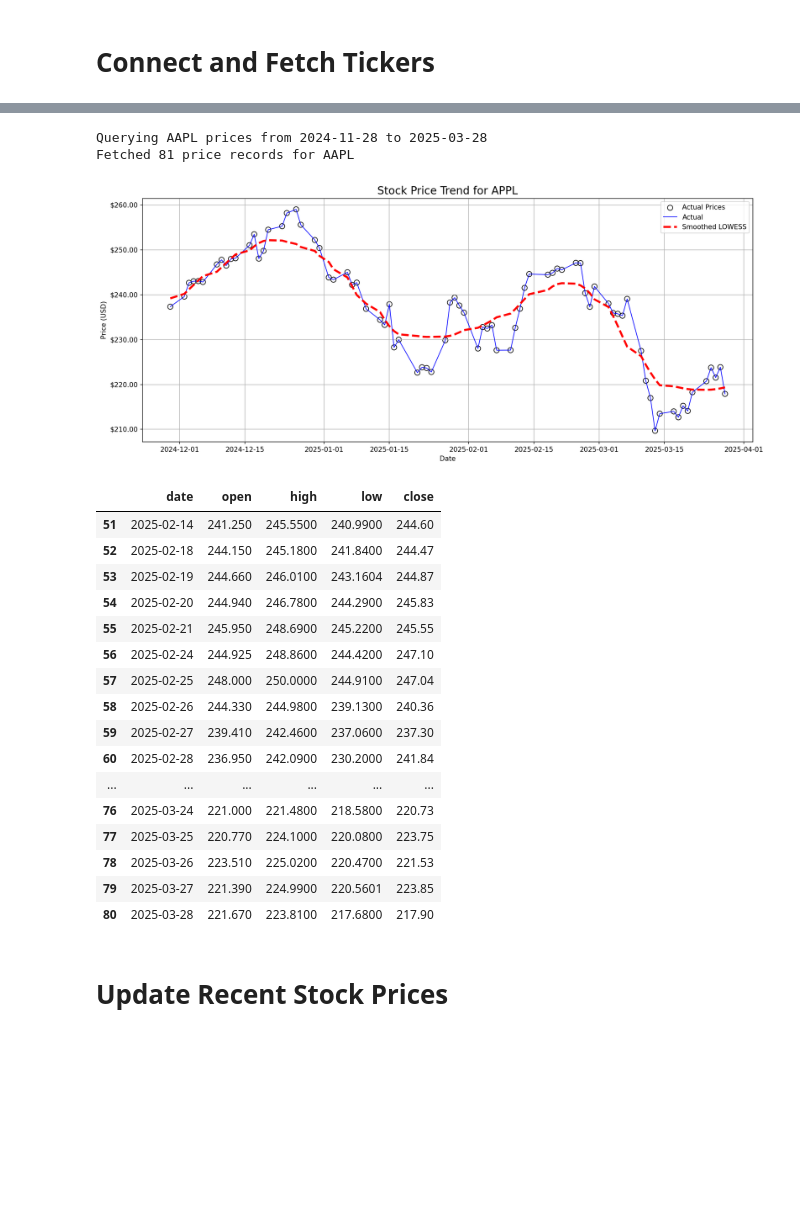
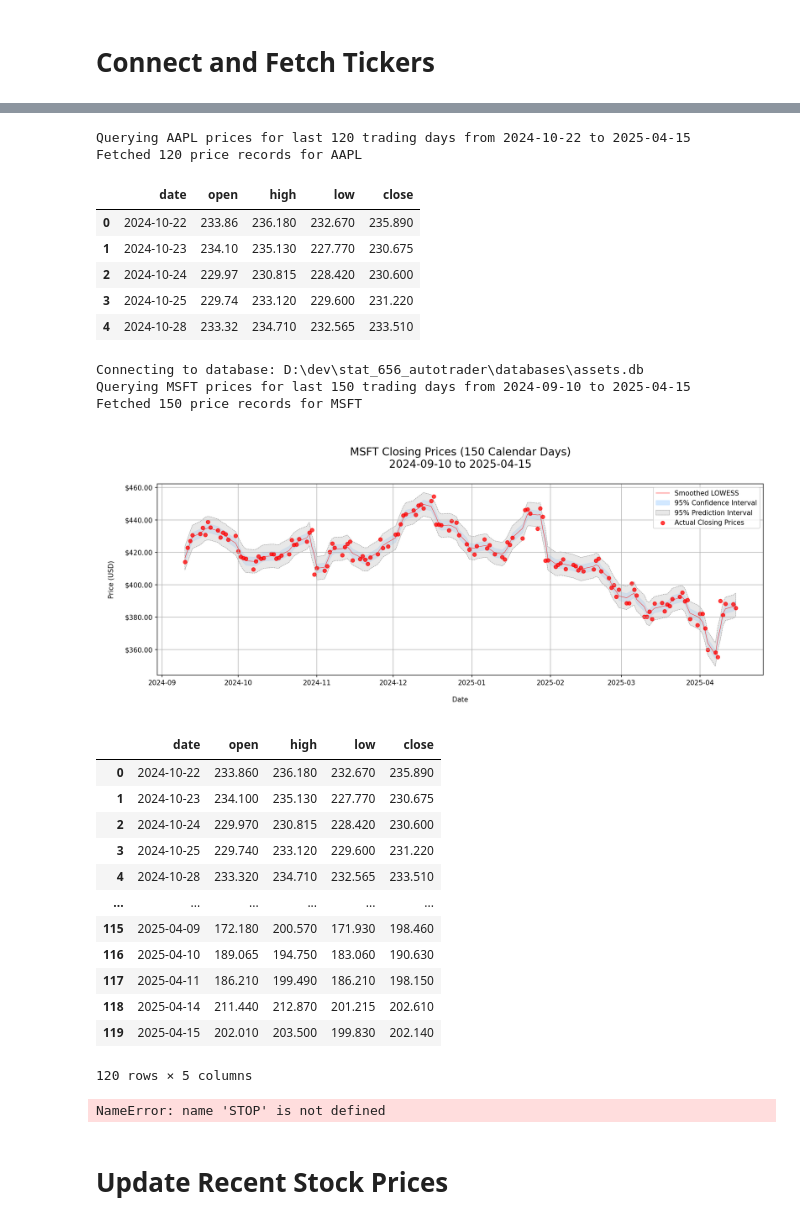
Before and after one commit to AaronNHorvitz/AutoTrader, a Jupyter notebook: Notebooks/003 Tutorial - Update Recent Stock Prices and Visualize.ipynb, the cells around one changed output, grey strips where cells are left out. Drawn from its saved outputs; the diff is of its cells as text; code cells hidden in the pictures; blank space fills up the shorter version.

```diff
--- a/Notebooks/003 Tutorial - Update Recent Stock Prices and Visualize.ipynb
+++ b/Notebooks/003 Tutorial - Update Recent Stock Prices and Visualize.ipynb
@@ -256,31 +124,54 @@ Fetched 23 price records for AAPL
+# %%
+sample_ticker = 'AAPL'
+days_back = 120
+
+price_data = fetch_price_range(sample_ticker, days_back, conn=conn)
+price_data.head()
+# %% [output]
+Querying AAPL prices for last 120 trading days from 2024-10-22 to 2025-04-15
+Fetched 120 price records for AAPL
+|  | date | open | high | low | close |
+| 0 | 2024-10-22 | 233.86 | 236.180 | 232.670 | 235.890 |
+| 1 | 2024-10-23 | 234.10 | 235.130 | 227.770 | 230.675 |
+| 2 | 2024-10-24 | 229.97 | 230.815 | 228.420 | 230.600 |
+| 3 | 2024-10-25 | 229.74 | 233.120 | 229.600 | 231.220 |
+| 4 | 2024-10-28 | 233.32 | 234.710 | 232.565 | 233.510 |
 # %%
-sample_ticker = 'AAPL'
-days_back = 120
-
-price_data = fetch_price_range(sample_ticker, days_back, conn=conn)
-plot_stock_trends(price_data['date'], price_data['close'], 'APPL')
-display(price_data.tail(30))
+plot_stock_trends_with_intervals(
+    symbol = 'MSFT',
+    days_back=150,
+    smoothing_window=7,
+    smoother="lowess",
+    price_type="close",
+    show_actual_line=False,
+    calendar_days=True,
+    ci=95
+    )
 # %% [output]
-Querying AAPL prices from 2024-11-28 to 2025-03-28
-Fetched 81 price records for AAPL
+Connecting to database: D:\dev\stat_656_autotrader\databases\assets.db
+Querying MSFT prices for last 150 trading days from 2024-09-10 to 2025-04-15
+Fetched 150 price records for MSFT
-[figure, old version]
+[figure, new version]
-|  | date | open | high | low | close |
-| 51 | 2025-02-14 | 241.250 | 245.5500 | 240.9900 | 244.60 |
-| 52 | 2025-02-18 | 244.150 | 245.1800 | 241.8400 | 244.47 |
-| 53 | 2025-02-19 | 244.660 | 246.0100 | 243.1604 | 244.87 |
-| 54 | 2025-02-20 | 244.940 | 246.7800 | 244.2900 | 245.83 |
-| 55 | 2025-02-21 | 245.950 | 248.6900 | 245.2200 | 245.55 |
-| 56 | 2025-02-24 | 244.925 | 248.8600 | 244.4200 | 247.10 |
-| 57 | 2025-02-25 | 248.000 | 250.0000 | 244.9100 | 247.04 |
-| 58 | 2025-02-26 | 244.330 | 244.9800 | 239.1300 | 240.36 |
-| 59 | 2025-02-27 | 239.410 | 242.4600 | 237.0600 | 237.30 |
-| 60 | 2025-02-28 | 236.950 | 242.0900 | 230.2000 | 241.84 |
-| ... | ... | ... | ... | ... | ... |
-| 76 | 2025-03-24 | 221.000 | 221.4800 | 218.5800 | 220.73 |
-| 77 | 2025-03-25 | 220.770 | 224.1000 | 220.0800 | 223.75 |
-| 78 | 2025-03-26 | 223.510 | 225.0200 | 220.4700 | 221.53 |
-| 79 | 2025-03-27 | 221.390 | 224.9900 | 220.5601 | 223.85 |
-| 80 | 2025-03-28 | 221.670 | 223.8100 | 217.6800 | 217.90 |
+# %%
+price_data
+# %% [output]
+|  | date | open | high | low | close |
+| 0 | 2024-10-22 | 233.860 | 236.180 | 232.670 | 235.890 |
+| 1 | 2024-10-23 | 234.100 | 235.130 | 227.770 | 230.675 |
+| 2 | 2024-10-24 | 229.970 | 230.815 | 228.420 | 230.600 |
+| 3 | 2024-10-25 | 229.740 | 233.120 | 229.600 | 231.220 |
+| 4 | 2024-10-28 | 233.320 | 234.710 | 232.565 | 233.510 |
+| ... | ... | ... | ... | ... | ... |
+| 115 | 2025-04-09 | 172.180 | 200.570 | 171.930 | 198.460 |
+| 116 | 2025-04-10 | 189.065 | 194.750 | 183.060 | 190.630 |
+| 117 | 2025-04-11 | 186.210 | 199.490 | 186.210 | 198.150 |
+| 118 | 2025-04-14 | 211.440 | 212.870 | 201.215 | 202.610 |
+| 119 | 2025-04-15 | 202.010 | 203.500 | 199.830 | 202.140 |
+120 rows × 5 columns
+# %%
+STOP
+# %% [output]
+NameError: name 'STOP' is not defined
 # %% [markdown]
 # Update Recent Stock Prices
 # %%
```
Also changed, not shown: parts of 12 cells of this notebook, 12 other files.
